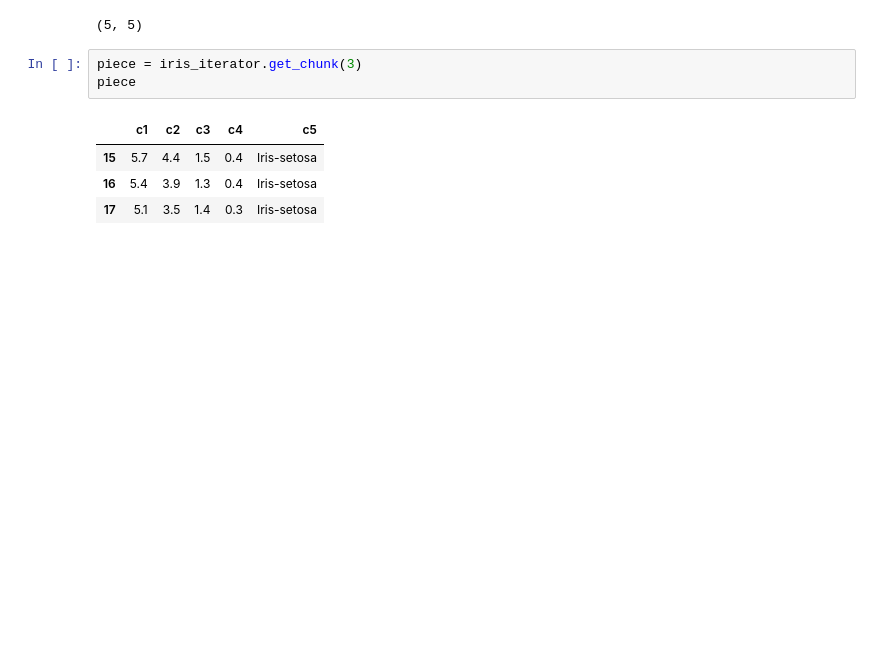
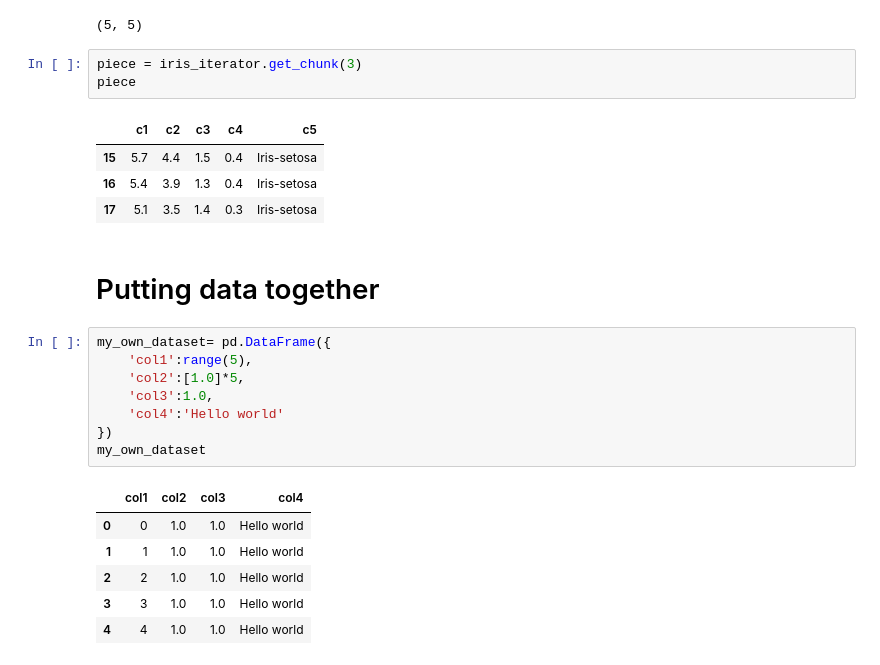
Before and after one commit to homemix/python-for-data-science, a Jupyter notebook: notebooks/Chapter 2 - Data Munging/Data loading and preprocessing with pandas.ipynb, the cells around one changed output. Saved outputs shown, nothing was run; the diff lists cells and outputs as text; blank space fills up the shorter version.

```diff
--- a/notebooks/Chapter 2 - Data Munging/Data loading and preprocessing with pandas.ipynb
+++ b/notebooks/Chapter 2 - Data Munging/Data loading and preprocessing with pandas.ipynb
@@ -179,3 +177,20 @@ piece
 | 15 | 5.7 | 4.4 | 1.5 | 0.4 | Iris-setosa |
 | 16 | 5.4 | 3.9 | 1.3 | 0.4 | Iris-setosa |
 | 17 | 5.1 | 3.5 | 1.4 | 0.3 | Iris-setosa |
+# %% [markdown]
+# Putting data together
+# %%
+my_own_dataset= pd.DataFrame({
+    'col1':range(5),
+    'col2':[1.0]*5,
+    'col3':1.0,
+    'col4':'Hello world'
+})
+my_own_dataset
+# %% [output]
+|  | col1 | col2 | col3 | col4 |
+| 0 | 0 | 1.0 | 1.0 | Hello world |
+| 1 | 1 | 1.0 | 1.0 | Hello world |
+| 2 | 2 | 1.0 | 1.0 | Hello world |
+| 3 | 3 | 1.0 | 1.0 | Hello world |
+| 4 | 4 | 1.0 | 1.0 | Hello world |
```
Also changed, not shown: parts of 9 cells of this notebook, 1 other file.
